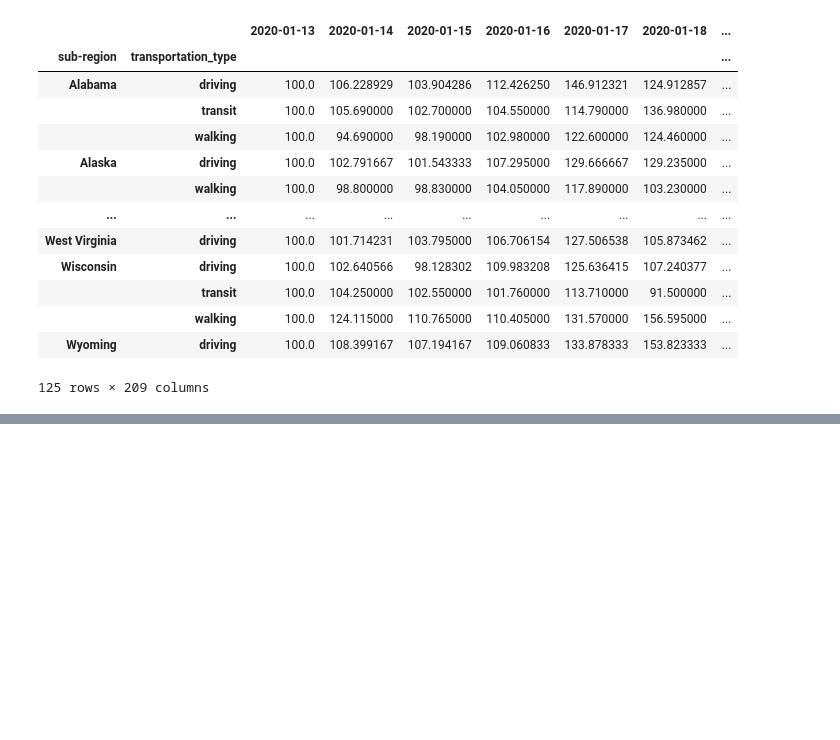
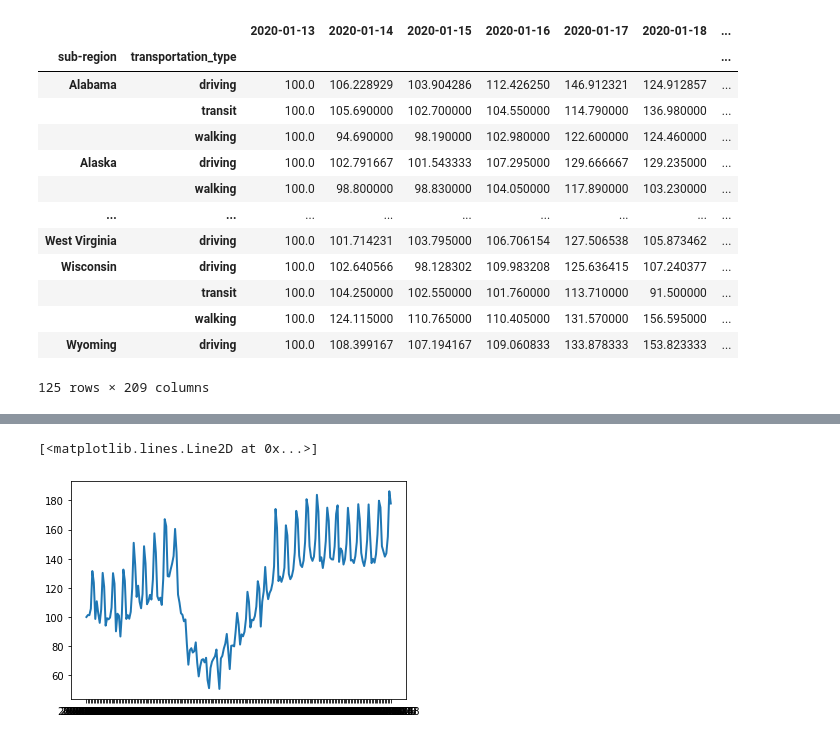
Before and after one commit to LisaHarrison08/Project_G4, a Jupyter notebook: Mobility.ipynb, the cells around one changed output, grey strips where cells are left out. Drawn from its saved outputs; the diff is of its cells as text; code cells hidden in the pictures; blank space fills up the shorter version.

```diff
--- a/Mobility.ipynb
+++ b/Mobility.ipynb
@@ -126,0 +117,5 @@ plt.plot(us_driving_df['level_1'],us_driving_df['Virginia'],linewidth=2)
+# %%
+plt.plot(us_driving_df['level_1'],us_driving_df['Texas'],linewidth=2)
+# %% [output]
+[<matplotlib.lines.Line2D at 0x...>]
+[figure, added]
```
Also changed, not shown: parts of 5 cells of this notebook.
